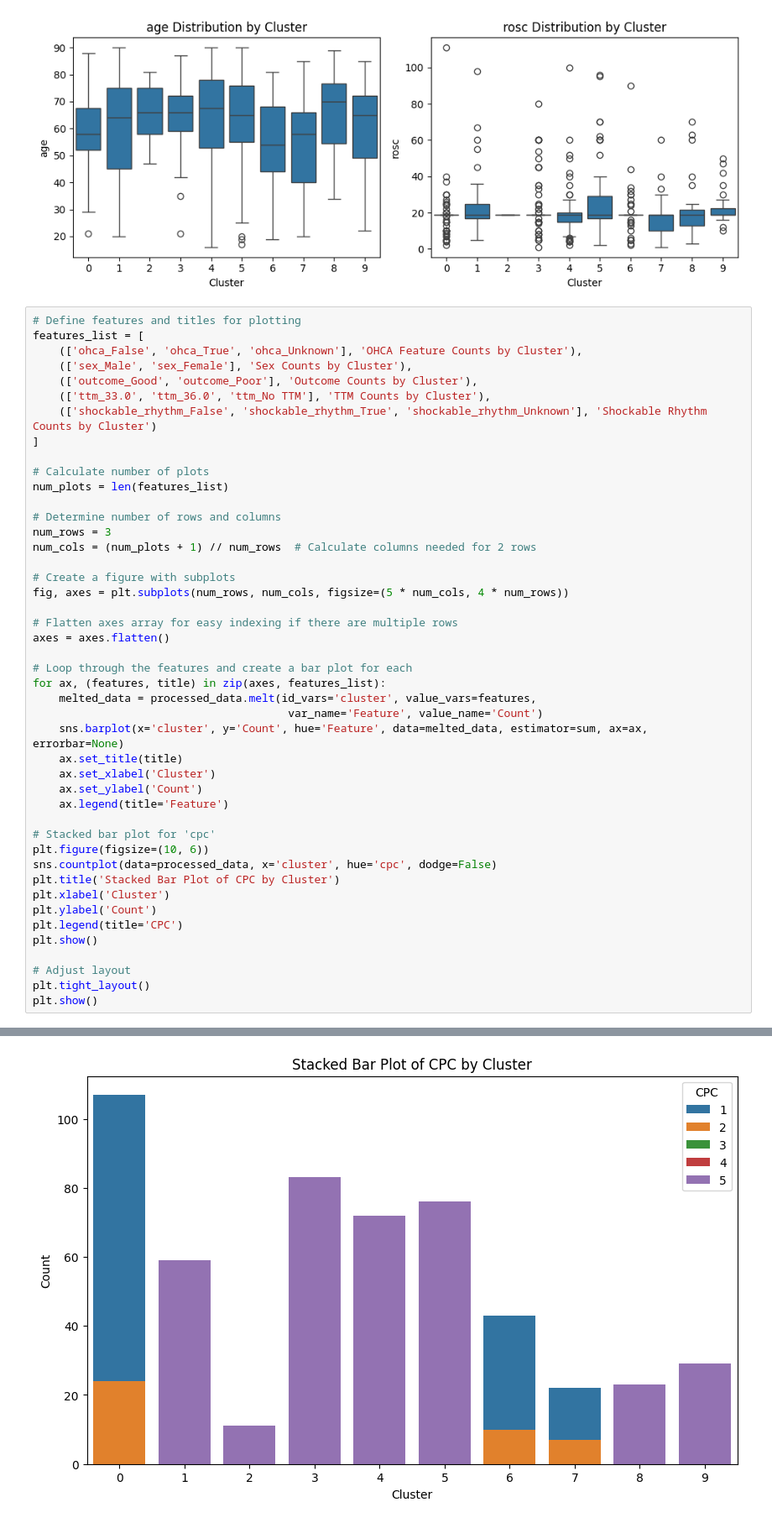
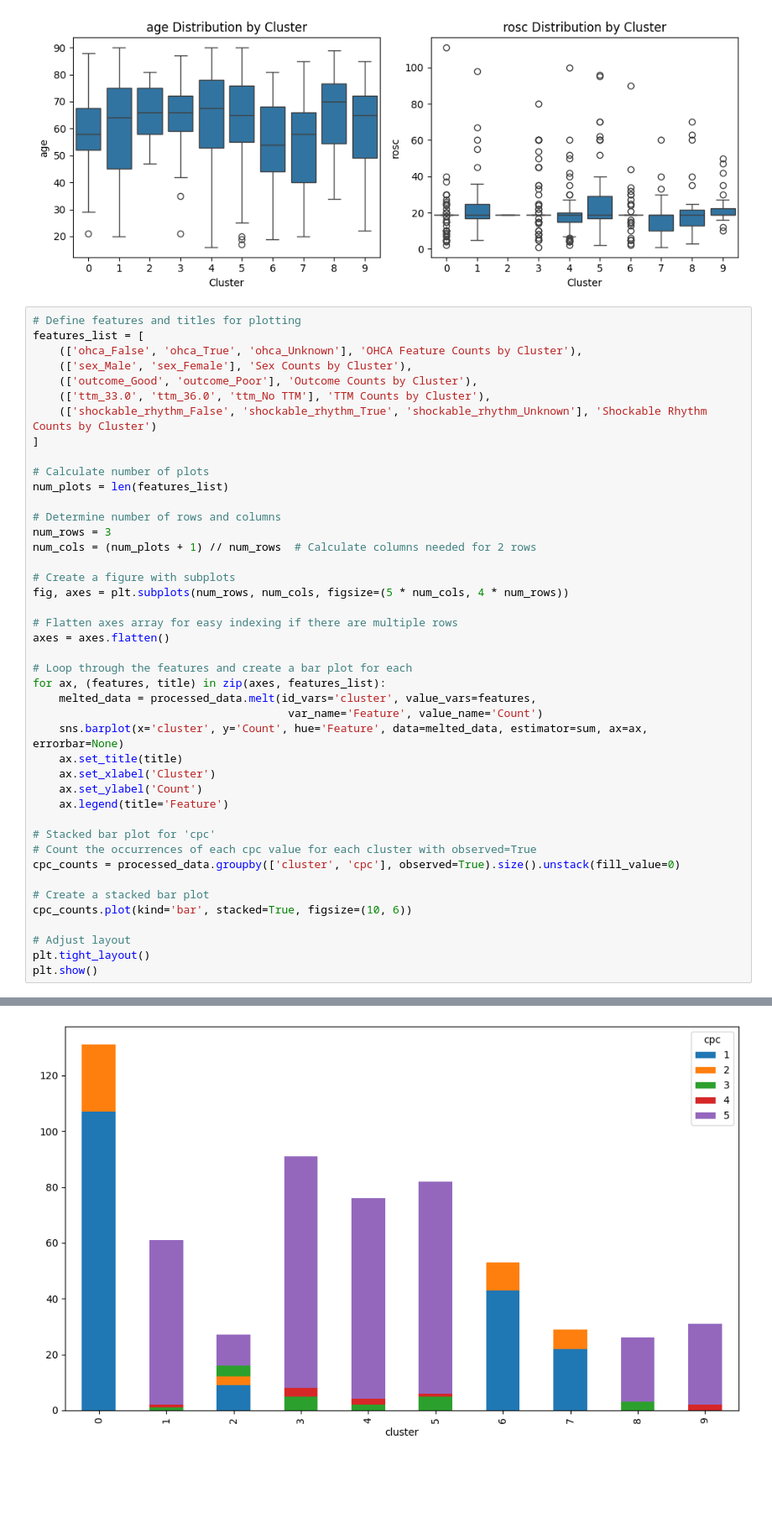
Before and after one commit to KentFre/Resus_TTM, a Jupyter notebook: 03_Clustering.ipynb, the cells around one changed output, grey strips where cells are left out. Shown at 84% size. Cells and saved outputs as stored; diff of their text form; blank space fills up the shorter version.

Commit message:
Update 03_Clustering.ipynb
Update cpc-cluster plot and revise conclusion

```diff
--- a/03_Clustering.ipynb
+++ b/03_Clustering.ipynb
@@ -230,38 +230,36 @@ features_list = [
 # Calculate number of plots
 num_plots = len(features_list)
 
 # Determine number of rows and columns
 num_rows = 3
 num_cols = (num_plots + 1) // num_rows  # Calculate columns needed for 2 rows
 
 # Create a figure with subplots
 fig, axes = plt.subplots(num_rows, num_cols, figsize=(5 * num_cols, 4 * num_rows))
 
 # Flatten axes array for easy indexing if there are multiple rows
 axes = axes.flatten()
 
 # Loop through the features and create a bar plot for each
 for ax, (features, title) in zip(axes, features_list):
     melted_data = processed_data.melt(id_vars='cluster', value_vars=features,
                                        var_name='Feature', value_name='Count')
     sns.barplot(x='cluster', y='Count', hue='Feature', data=melted_data, estimator=sum, ax=ax, errorbar=None)
     ax.set_title(title)
     ax.set_xlabel('Cluster')
     ax.set_ylabel('Count')
     ax.legend(title='Feature')
 
 # Stacked bar plot for 'cpc'
-plt.figure(figsize=(10, 6))
-sns.countplot(data=processed_data, x='cluster', hue='cpc', dodge=False)
-plt.title('Stacked Bar Plot of CPC by Cluster')
-plt.xlabel('Cluster')
-plt.ylabel('Count')
-plt.legend(title='CPC')
-plt.show()
+# Count the occurrences of each cpc value for each cluster with observed=True
+cpc_counts = processed_data.groupby(['cluster', 'cpc'], observed=True).size().unstack(fill_value=0)
+
+# Create a stacked bar plot
+cpc_counts.plot(kind='bar', stacked=True, figsize=(10, 6))
 
 # Adjust layout
 plt.tight_layout()
 plt.show()
 # %% [output]
 [figure]
-[figure, old version]
+[figure, new version]
```
Also changed, not shown: parts of 2 cells of this notebook.
